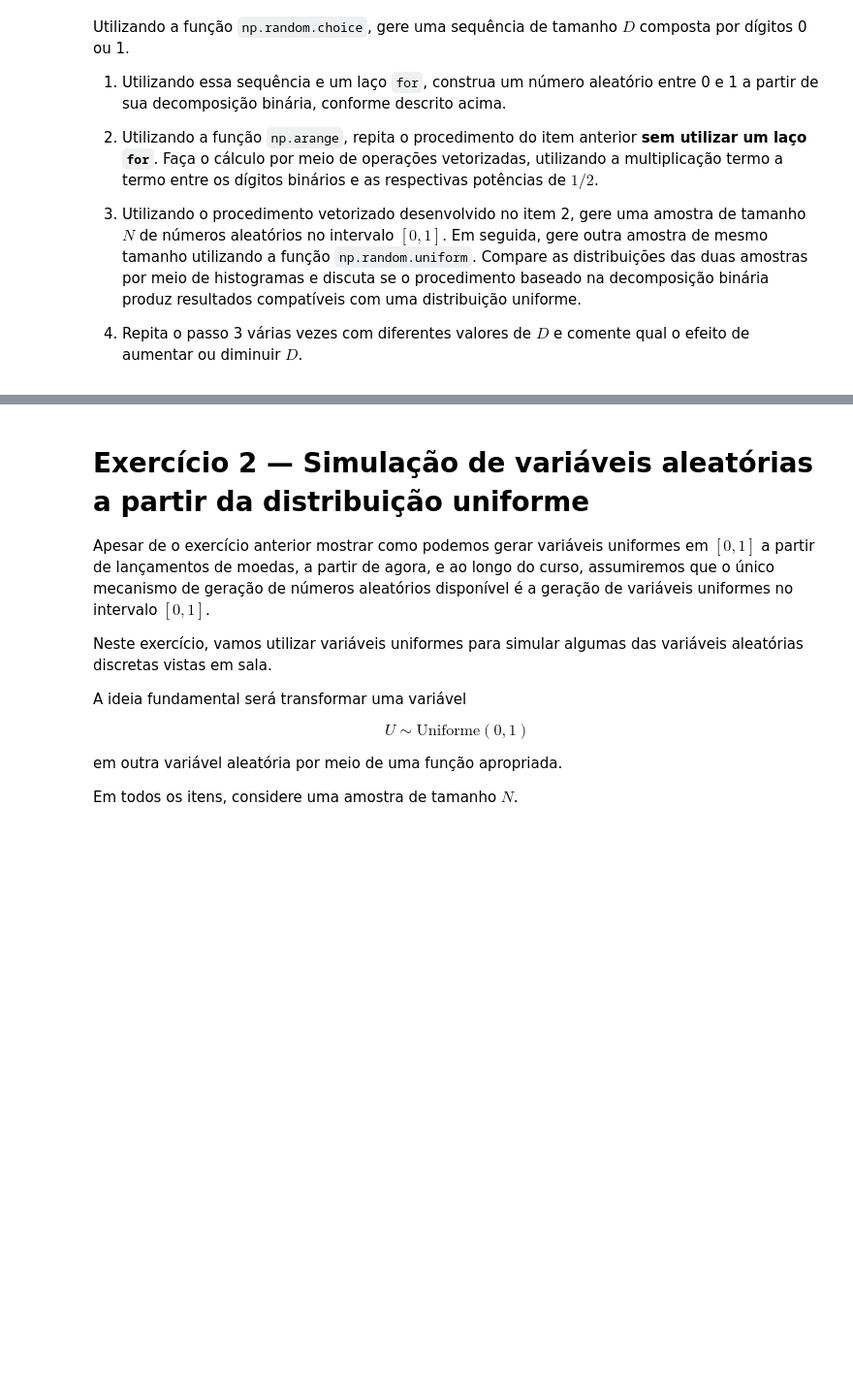
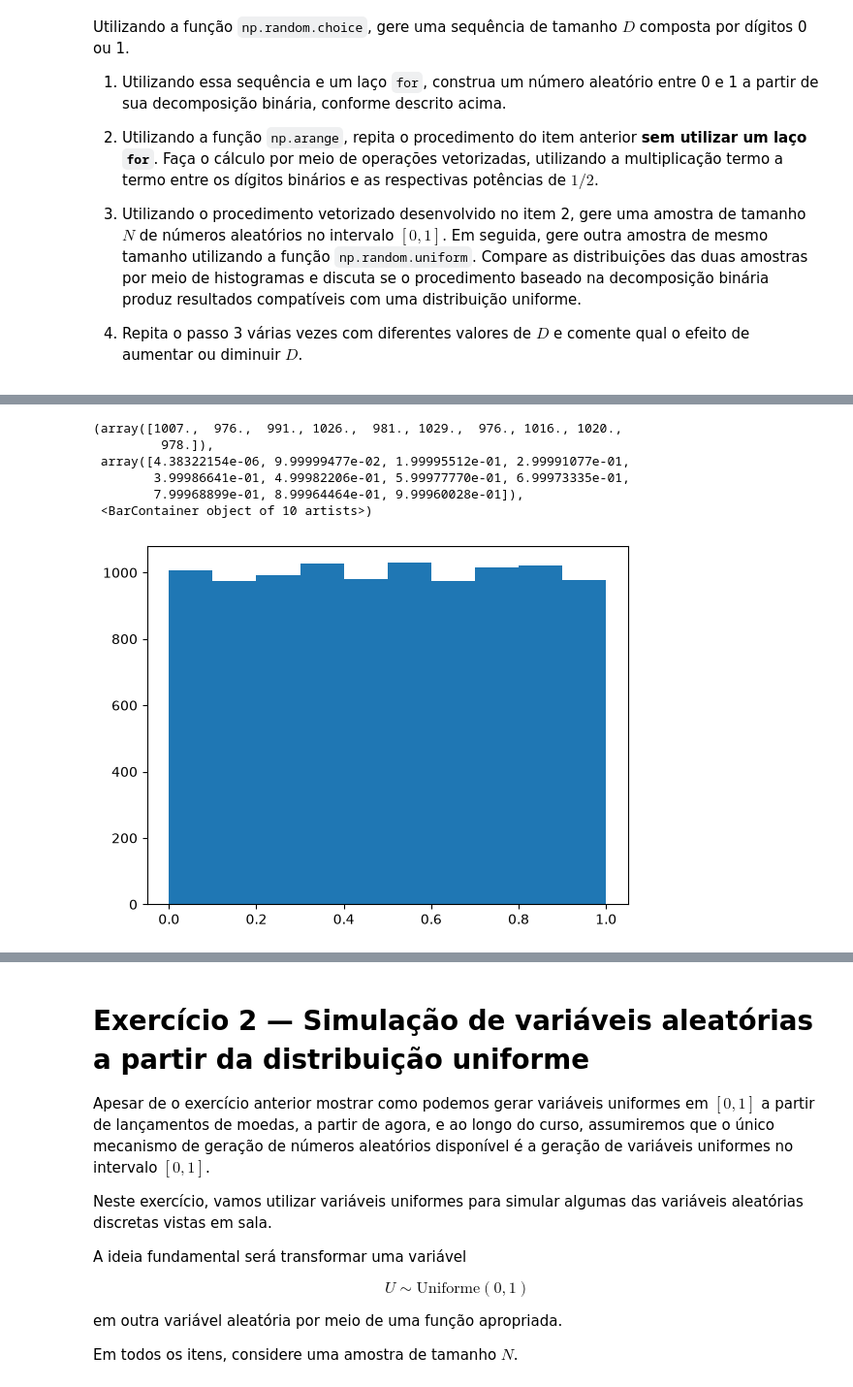
Before and after one commit to BenvenutiMateus/prog-estat, a Jupyter notebook: lab1.ipynb, the cells around one changed output, grey strips where cells are left out. Shown at 97% size. Cells and saved outputs as stored; diff of their text form; code cells hidden in the pictures; blank space fills up the shorter version.

```diff
--- a/lab1.ipynb
+++ b/lab1.ipynb
@@ -41,5 +41,5 @@ Utilizando a função `np.random.choice`, gere uma sequência de tamanho $D$ com
 
 4. Repita o passo 3 várias vezes com diferentes valores de $D$ e comente qual o efeito de aumentar ou diminuir $D$.
 # %%
-moedas = np.random.choice((0,1), size = 100)
-moedas
+D = 1000
+moedas = np.random.choice((0,1), size = D)
@@ -65,0 +73,10 @@ np.float64(0.09439106257439638)
+# %%
+plt.hist(valores)
+# %% [output]
+(array([1007.,  976.,  991., 1026.,  981., 1029.,  976., 1016., 1020.,
+         978.]),
+ array([4.38322154e-06, 9.99999477e-02, 1.99995512e-01, 2.99991077e-01,
+        3.99986641e-01, 4.99982206e-01, 5.99977770e-01, 6.99973335e-01,
+        7.99968899e-01, 8.99964464e-01, 9.99960028e-01]),
+ <BarContainer object of 10 artists>)
+[figure, added]
```
Also changed, not shown: parts of 21 cells of this notebook.
